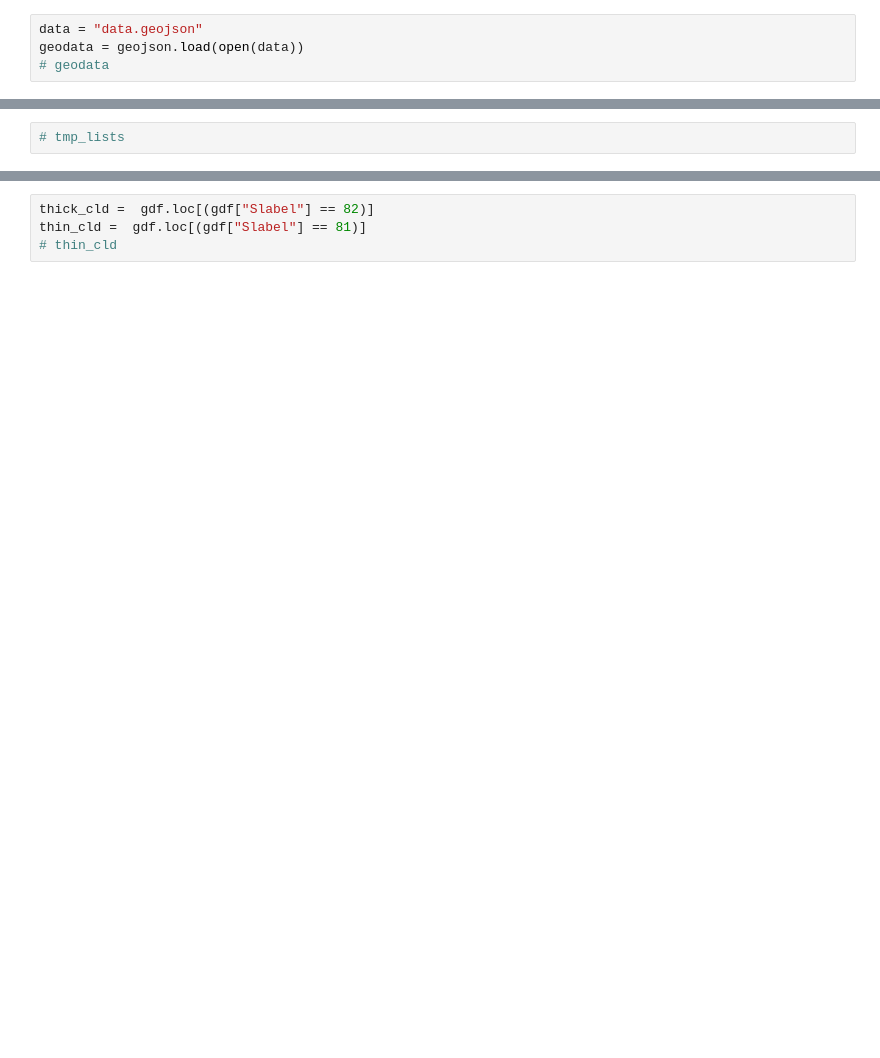
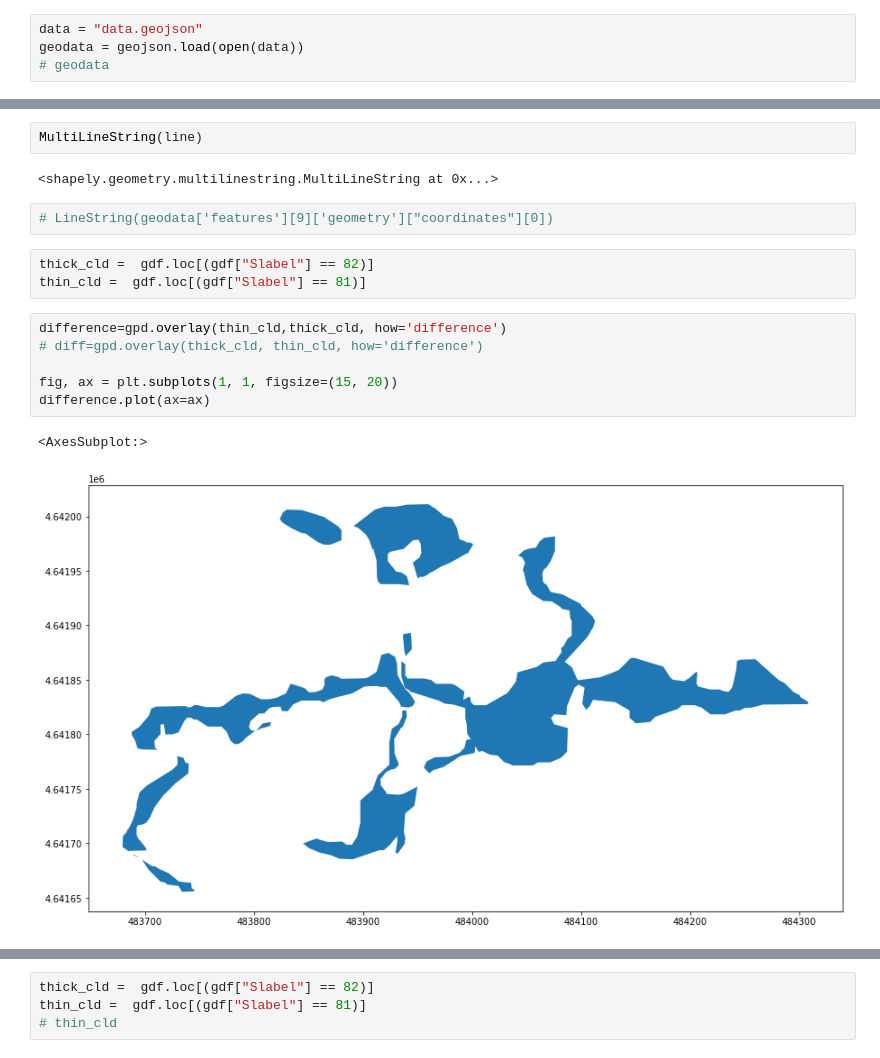
Before and after one commit to Kevin-Sambuli/geopandas, a Jupyter notebook: geoprocess2.ipynb, the cells around one changed output, grey strips where cells are left out. Drawn from its saved outputs; the diff is of its cells as text; blank space fills up the shorter version.

```diff
--- a/geoprocess2.ipynb
+++ b/geoprocess2.ipynb
@@ -45,2 +72,18 @@ for i in range(0, len(geodata['features'])):
-# %%
-# tmp_lists
+# %%
+MultiLineString(line)
+# %% [output]
+<shapely.geometry.multilinestring.MultiLineString at 0x...>
+# %%
+# LineString(geodata['features'][9]['geometry']["coordinates"][0])
+# %%
+thick_cld =  gdf.loc[(gdf["Slabel"] == 82)]
+thin_cld =  gdf.loc[(gdf["Slabel"] == 81)]
+# %%
+difference=gpd.overlay(thin_cld,thick_cld, how='difference')
+# diff=gpd.overlay(thick_cld, thin_cld, how='difference')
+
+fig, ax = plt.subplots(1, 1, figsize=(15, 20))
+difference.plot(ax=ax)
+# %% [output]
+<AxesSubplot:>
+[figure, added]
```
Also changed, not shown: parts of 27 cells of this notebook, 6 other files.
